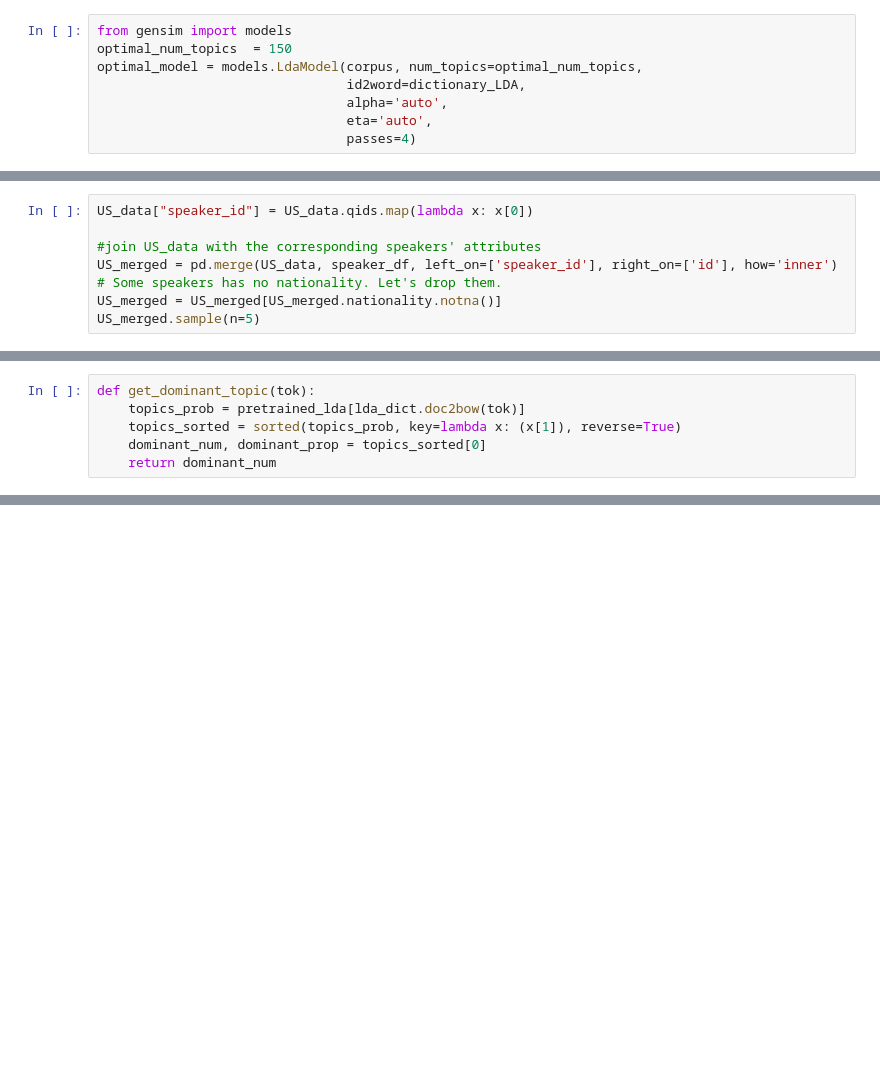
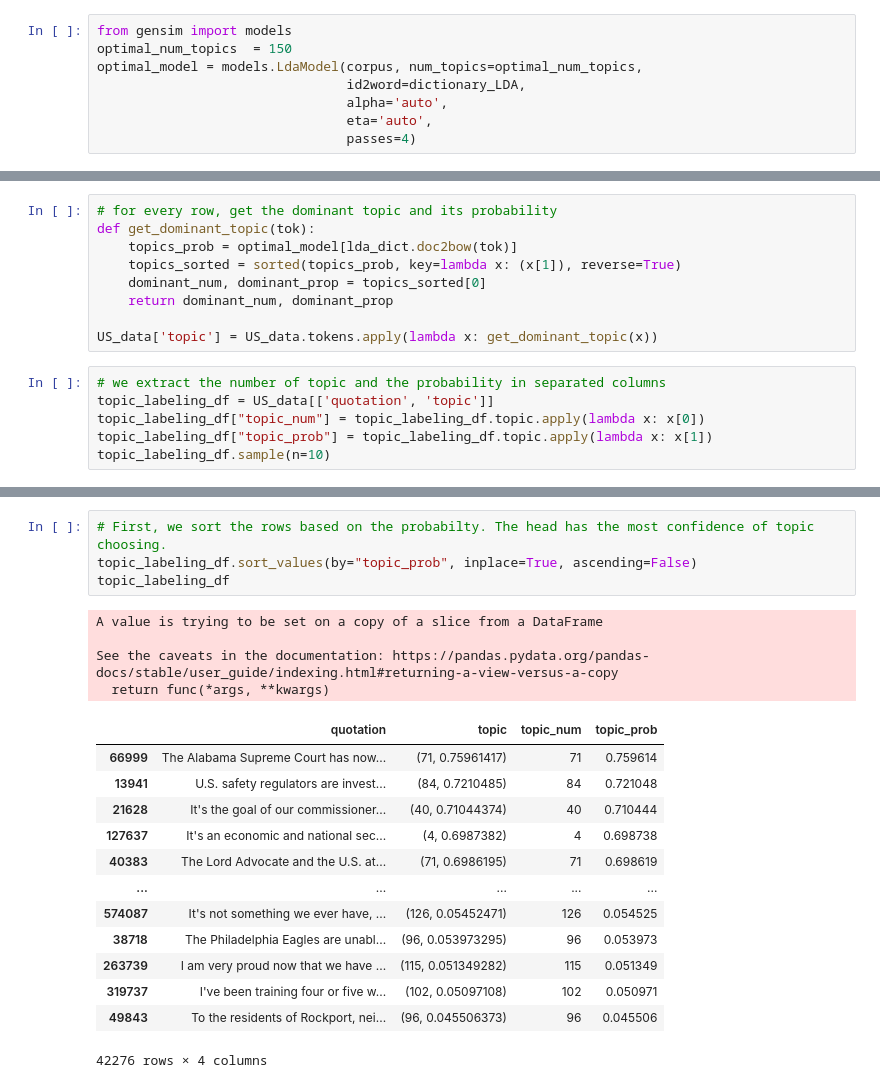
Before and after one commit to epfl-ada/ada-2021-project-young-boys, a Jupyter notebook: topic_detection.ipynb, the cells around one changed output, grey strips where cells are left out. Drawn from its saved outputs; the diff is of its cells as text; blank space fills up the shorter version.

Commit message:
finaliza topic_detection file

```diff
--- a/topic_detection.ipynb
+++ b/topic_detection.ipynb
@@ -183,8 +183,0 @@ speaker_df.sample(n=5)
-# %%
-US_data["speaker_id"] = US_data.qids.map(lambda x: x[0])
-
-#join US_data with the corresponding speakers' attributes
-US_merged = pd.merge(US_data, speaker_df, left_on=['speaker_id'], right_on=['id'], how='inner')
-# Some speakers has no nationality. Let's drop them.
-US_merged = US_merged[US_merged.nationality.notna()]
-US_merged.sample(n=5)
@@ -554,6 +183,0 @@ lda_corp = corpora.MmCorpus("output/topic/corpus")
-# %%
-def get_dominant_topic(tok):
-    topics_prob = pretrained_lda[lda_dict.doc2bow(tok)]
-    topics_sorted = sorted(topics_prob, key=lambda x: (x[1]), reverse=True)
-    dominant_num, dominant_prop = topics_sorted[0]
-    return dominant_num
@@ -653,0 +218,15 @@ Name: topic, Length: 181, dtype: object
+# %%
+# for every row, get the dominant topic and its probability
+def get_dominant_topic(tok):
+    topics_prob = optimal_model[lda_dict.doc2bow(tok)]
+    topics_sorted = sorted(topics_prob, key=lambda x: (x[1]), reverse=True)
+    dominant_num, dominant_prop = topics_sorted[0]
+    return dominant_num, dominant_prop
+
+US_data['topic'] = US_data.tokens.apply(lambda x: get_dominant_topic(x))
+# %%
+# we extract the number of topic and the probability in separated columns
+topic_labeling_df = US_data[['quotation', 'topic']]
+topic_labeling_df["topic_num"] = topic_labeling_df.topic.apply(lambda x: x[0])
+topic_labeling_df["topic_prob"] = topic_labeling_df.topic.apply(lambda x: x[1])
+topic_labeling_df.sample(n=10)
@@ -653,0 +255,22 @@ Name: topic, Length: 181, dtype: object
+# %%
+# First, we sort the rows based on the probabilty. The head has the most confidence of topic choosing.
+topic_labeling_df.sort_values(by="topic_prob", inplace=True, ascending=False)
+topic_labeling_df
+# %% [output]
+A value is trying to be set on a copy of a slice from a DataFrame
+
+See the caveats in the documentation: https://pandas.pydata.org/pandas-docs/stable/user_guide/indexing.html#returning-a-view-versus-a-copy
+  return func(*args, **kwargs)
+|  | quotation | topic | topic_num | topic_prob |
+| 66999 | The Alabama Supreme Court has now... | (71, 0.75961417) | 71 | 0.759614 |
+| 13941 | U.S. safety regulators are invest... | (84, 0.7210485) | 84 | 0.721048 |
+| 21628 | It's the goal of our commissioner... | (40, 0.71044374) | 40 | 0.710444 |
+| 127637 | It's an economic and national sec... | (4, 0.6987382) | 4 | 0.698738 |
+| 40383 | The Lord Advocate and the U.S. at... | (71, 0.6986195) | 71 | 0.698619 |
+| ... | ... | ... | ... | ... |
+| 574087 | It's not something we ever have, ... | (126, 0.05452471) | 126 | 0.054525 |
+| 38718 | The Philadelphia Eagles are unabl... | (96, 0.053973295) | 96 | 0.053973 |
+| 263739 | I am very proud now that we have ... | (115, 0.051349282) | 115 | 0.051349 |
+| 319737 | I've been training four or five w... | (102, 0.05097108) | 102 | 0.050971 |
+| 49843 | To the residents of Rockport, nei... | (96, 0.045506373) | 96 | 0.045506 |
+42276 rows × 4 columns
```
Also changed, not shown: parts of 68 cells of this notebook.
